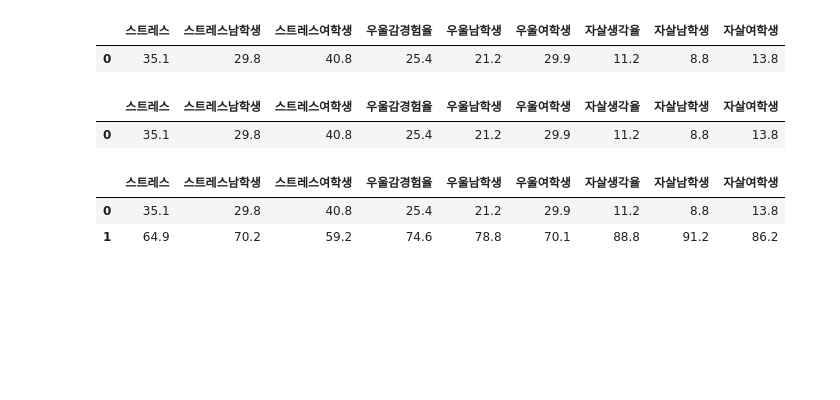
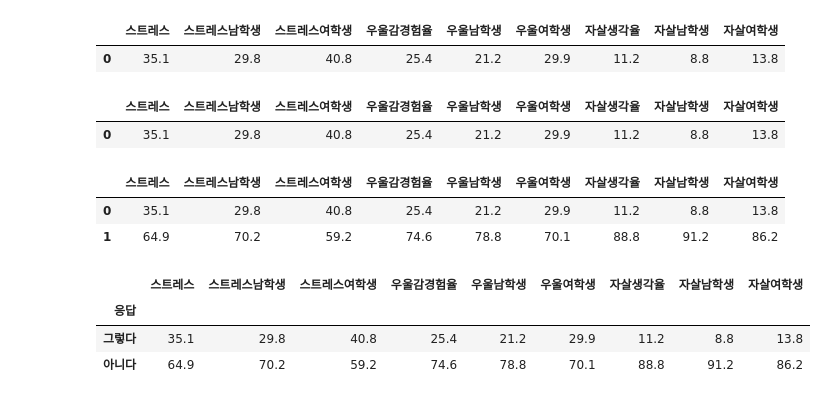
Before and after one commit to where-there-is-a-will-there-is-a-way/Project_Zeras, a Jupyter notebook: ex01.ipynb, the cells around one changed output. Cells and saved outputs as stored; diff of their text form; code cells hidden in the pictures; blank space fills up the shorter version.

```diff
--- a/ex01.ipynb
+++ b/ex01.ipynb
@@ -295,3 +298,14 @@ raw_data
 |  | 스트레스 | 스트레스남학생 | 스트레스여학생 | 우울감경험율 | 우울남학생 | 우울여학생 | 자살생각율 | 자살남학생 | 자살여학생 |
 | 0 | 35.1 | 29.8 | 40.8 | 25.4 | 21.2 | 29.9 | 11.2 | 8.8 | 13.8 |
 | 1 | 64.9 | 70.2 | 59.2 | 74.6 | 78.8 | 70.1 | 88.8 | 91.2 | 86.2 |
+# %%
+raw_data['응답']=['그렇다','아니다']
+raw_data.set_index('응답',drop=True, inplace=True)
+# %%
+raw_data
+# 첫번째 행을 응답, 그렇다, 아니다 로 바꾸어줌!
+# %% [output]
+|  | 스트레스 | 스트레스남학생 | 스트레스여학생 | 우울감경험율 | 우울남학생 | 우울여학생 | 자살생각율 | 자살남학생 | 자살여학생 |
+| 응답 |  |  |  |  |  |  |  |  |  |
+| 그렇다 | 35.1 | 29.8 | 40.8 | 25.4 | 21.2 | 29.9 | 11.2 | 8.8 | 13.8 |
+| 아니다 | 64.9 | 70.2 | 59.2 | 74.6 | 78.8 | 70.1 | 88.8 | 91.2 | 86.2 |
```
Also changed, not shown: parts of 24 cells of this notebook.
